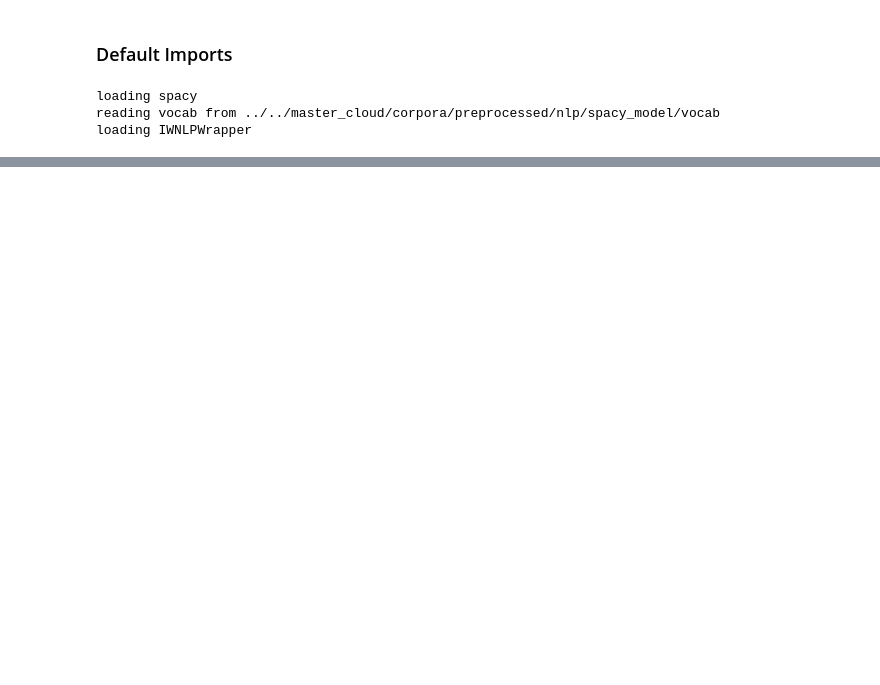
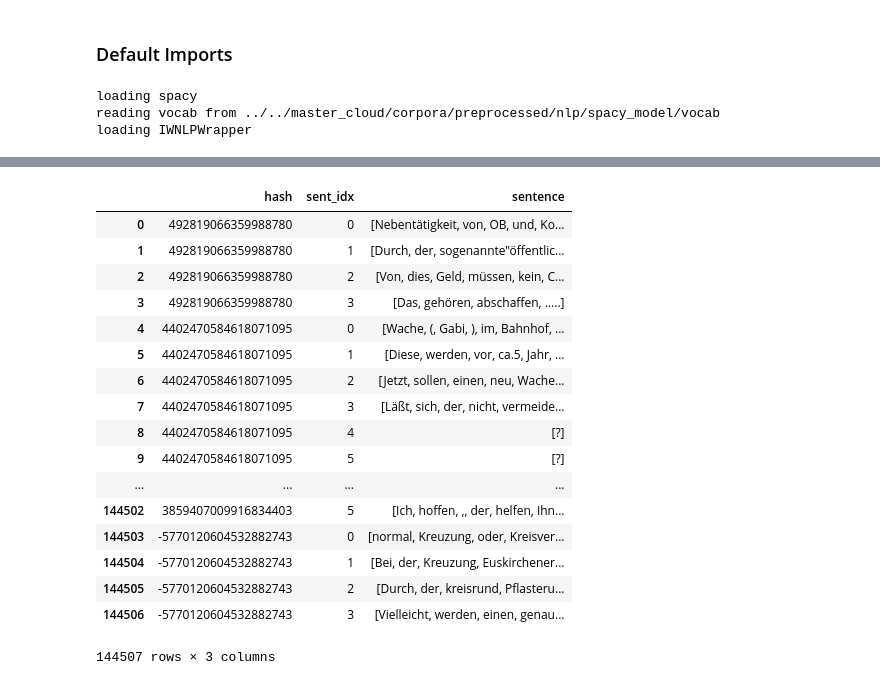
Before and after one commit to andifunke/topic-labeling, a Jupyter notebook: NLP_pipeline-Copy1.ipynb, the cells around one changed output, grey strips where cells are left out. Cells and saved outputs as stored; diff of their text form; code cells hidden in the pictures; blank space fills up the shorter version.

```diff
--- a/NLP_pipeline-Copy1.ipynb
+++ b/NLP_pipeline-Copy1.ipynb
@@ -72,7 +75,9 @@ if exists(VOCAB_PATH):
     nlp.vocab.from_disk(VOCAB_PATH)
 
 print("loading IWNLPWrapper")
-lemmatizer = IWNLPWrapper(lemmatizer_path='../data/IWNLP.Lemmatizer_20170501.json')
+# lemmatizer = IWNLPWrapper(lemmatizer_path='../data/IWNLP.Lemmatizer_20170501.json')
+iwnlp = spaCyIWNLP(lemmatizer_path='../data/IWNLP.Lemmatizer_20170501.json')
+nlp.add_pipe(iwnlp)
 # %% [output]
 loading spacy
 reading vocab from ../../master_cloud/corpora/preprocessed/nlp/spacy_model/vocab
@@ -86,6 +136,11 @@ LOCAL_PATH = ETL_BASE
 FULL_PATH = join(DATA_BASE, LOCAL_PATH)
 
 files = sorted([f for f in listdir(FULL_PATH) if isfile(join(FULL_PATH, f))])
+
+def read(f):
+    """ reads a dataframe from pickle format """
+    print("reading corpus from", f)
+    return pd.read_pickle(f)
 
 def process_docs(series, size=None):
     """ main function for sending the dataframes from the ETL pipeline to the NLP pipeline """
@@ -102,11 +157,5 @@ for name in files:
     corpus = re.split(r'\.|_', name)[0]
     fname = join(FULL_PATH, name)
     df = read(fname)
-
-#docs = [[token.text for token in nlp(text)] for text in df[TEXT][:10]]
-#docs
-
-docs = [[[token for token in sent] for sent in nlp(text).sents] for text in df[TEXT][:10]]
-docs
 # %% [output]
 reading corpus from ../../master_cloud/corpora/preprocessed/OnlineParticipation.pickle
@@ -129,0 +162,8 @@ reading corpus from ../../master_cloud/corpora/preprocessed/OnlineParticipation.
+# %%
+t0 = time()
+docs = [nlp(text) for text in df[TEXT]]
+df['doc'] = docs
+t1 = int(time() - t0)
+print("finished in {:02d}:{:02d}:{:02d}".format(t1//3600, t1//60, t1 % 60))
+df
+# finished in 00:05:36 minutes
@@ -129,0 +191,35 @@ reading corpus from ../../master_cloud/corpora/preprocessed/OnlineParticipation.
+# %%
+lst = []
+for tpl in df.itertuples():
+    for i, sent in enumerate(tpl[9].sents):
+        sent_list = []
+        for token in sent:
+            if token._.iwnlp_lemmas:
+                lemma = token._.iwnlp_lemmas[0]
+            else:
+                lemma = token.lemma_
+            sent_list.append(lemma)
+        t = (tpl[0], i, sent_list)
+        lst.append(t)
+
+df_new = pd.DataFrame(lst, columns=[HASH, 'sent_idx', 'sentence'])
+df_new
+# %% [output]
+|  | hash | sent_idx | sentence |
+| 0 | 492819066359988780 | 0 | [Nebentätigkeit, von, OB, und, Ko... |
+| 1 | 492819066359988780 | 1 | [Durch, der, sogenannte"öffentlic... |
+| 2 | 492819066359988780 | 2 | [Von, dies, Geld, müssen, kein, C... |
+| 3 | 492819066359988780 | 3 | [Das, gehören, abschaffen, .....] |
+| 4 | 4402470584618071095 | 0 | [Wache, (, Gabi, ), im, Bahnhof, ... |
+| 5 | 4402470584618071095 | 1 | [Diese, werden, vor, ca.5, Jahr, ... |
+| 6 | 4402470584618071095 | 2 | [Jetzt, sollen, einen, neu, Wache... |
+| 7 | 4402470584618071095 | 3 | [Läßt, sich, der, nicht, vermeide... |
+| 8 | 4402470584618071095 | 4 | [?] |
+| 9 | 4402470584618071095 | 5 | [?] |
+| ... | ... | ... | ... |
+| 144502 | 3859407009916834403 | 5 | [Ich, hoffen, ,, der, helfen, Ihn... |
+| 144503 | -5770120604532882743 | 0 | [normal, Kreuzung, oder, Kreisver... |
+| 144504 | -5770120604532882743 | 1 | [Bei, der, Kreuzung, Euskirchener... |
+| 144505 | -5770120604532882743 | 2 | [Durch, der, kreisrund, Pflasteru... |
+| 144506 | -5770120604532882743 | 3 | [Vielleicht, werden, einen, genau... |
+144507 rows × 3 columns
```
Also changed, not shown: parts of 5 cells of this notebook, 8 other files.
